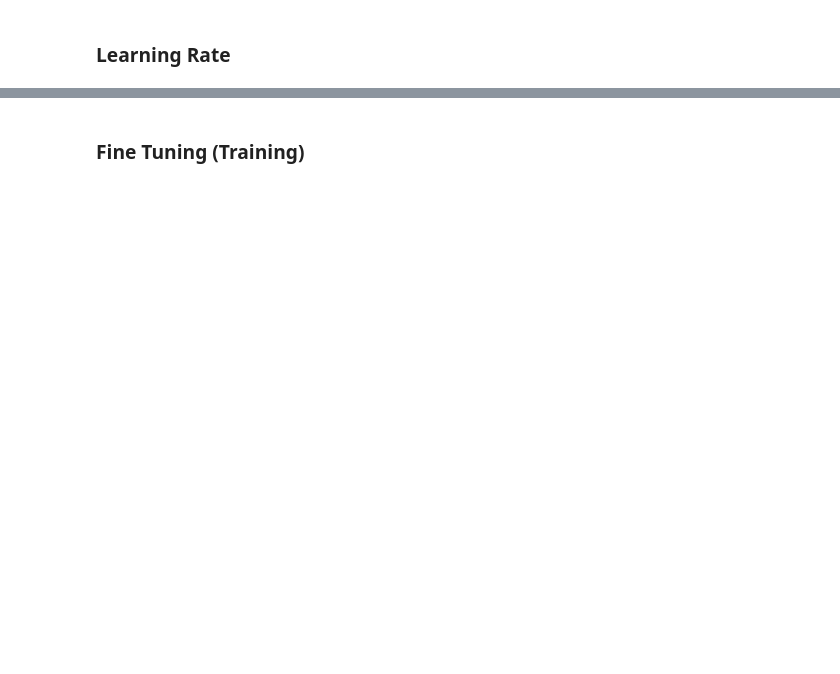
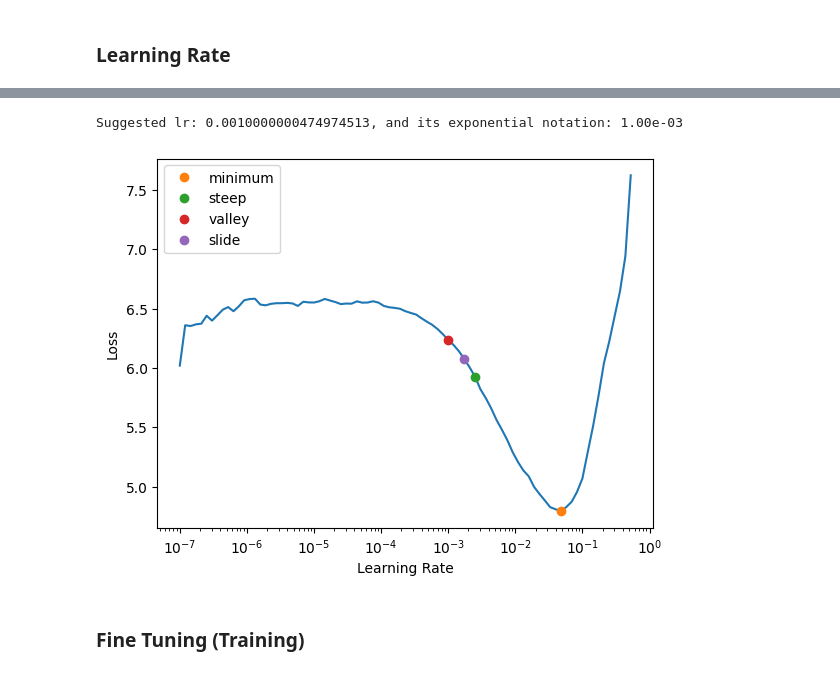
Before and after one commit to krullmizter/dog-breed-id-fastai, a Jupyter notebook: main.ipynb, the cells around one changed output, grey strips where cells are left out. Cells and saved outputs as stored; diff of their text form; code cells hidden in the pictures; blank space fills up the shorter version.

Commit message:
Added max_split_size_mb, update comments, fixed datetime & hash.

```diff
--- a/main.ipynb
+++ b/main.ipynb
@@ -304,8 +351,10 @@ torch.cuda.empty_cache()
 
 arch = resnet101 # Pre-trained model we train upon
 ep = 1 # One epoch refers to the entire training dataset being proceced one time in the neural network
-bs = 64 # Amount of images to feed in one batch to the neural network during one training iteration
+bs = 32 # Amount of images to feed in one batch to the neural network during one training iteration
 sz = 224 # The target size of each image that gets fed into the network
+
+max_split_size = 100
 
 '''
 We use transforms (tfms) to manipulate our data before traning the model. The tfms are applied to the dataloader.
@@ -316,18 +365,15 @@ Resize is always needed to scale all input images to the same size, otherwise th
 batch_tfms: Transformations such as random noise or pixel value changes applied to a batch of images in the dataset
 '''
 
-item_tfms = [
-    Resize(sz)
-]
+item_tfms = [Resize(sz)]
+batch_tfms = []
 
-batch_tfms = [
-  '''
+'''batch_tfms = [
   aug_transforms(size=sz, max_warp=0),
   Normalize.from_stats(*imagenet_stats)
-  '''
-]
+]'''
 
-# Check if any transformations are being applied to the training data. This is used later in the stats file.
+# Check if the Resize method is used, and if any transformations are being applied to the training data. This is used later in the stats file.
 if len(set(item_tfms)) > 1 or batch_tfms:
   transforms = True
 else:
@@ -348,7 +396,8 @@ dls = ImageDataLoaders.from_csv(
   size=sz,
   bs=bs,
   item_tfms=item_tfms,
-  batch_tfms=batch_tfms
+  batch_tfms=batch_tfms,
+  max_split_size_mb=max_split_size
 )
 
 train_len = len(dls.train_ds)
@@ -385,14 +462,15 @@ learner.summary()
 torch.cuda.empty_cache()
 
 '''
-In this cell we are trying to find the optimal learning rate (lr) using the method: lr_find()
-lr_find() increases the lr on a subset of training images until the loss diverges or the accuracy drops off
+In this cell we are trying to find the optimal learning rate (lr) using the method: lr_find
+lr_find increases the lr on a subset of training images until the loss diverges or the accuracy drops off
 We want to use the .valley value for our base / suggested learning rate in later cells
-lr later controls the step size of the gradient descent (GD) whilst training
+lr later controls the step size of the gradient descent whilst training
 '''
 
-lr_optimal = learner.lr_find(suggest_funcs=(minimum, steep, valley, slide))
-lr_sug = lr_optimal.valley
+lr = learner.lr_find(suggest_funcs=(minimum, steep, valley, slide))
+lr_sug = lr.valley
 lr_sug_ex = format(lr_sug, '.2e')
 
-print(f'Suggested learning rate: {lr_sug}, and its exponential notation: {lr_sug_ex}')
+print(f'Suggested lr: {lr_sug}, and its exponential notation: {lr_sug_ex}')
+# %% [output]
@@ -399,3 +478,5 @@ print(f'Suggested learning rate: {lr_sug}, and its exponential notation: {lr_sug
+Suggested lr: 0.0010000000474974513, and its exponential notation: 1.00e-03
+[figure, added]
 # %% [markdown]
 ### Fine Tuning (Training)
 # %%
```
Also changed, not shown: parts of 25 cells of this notebook.
